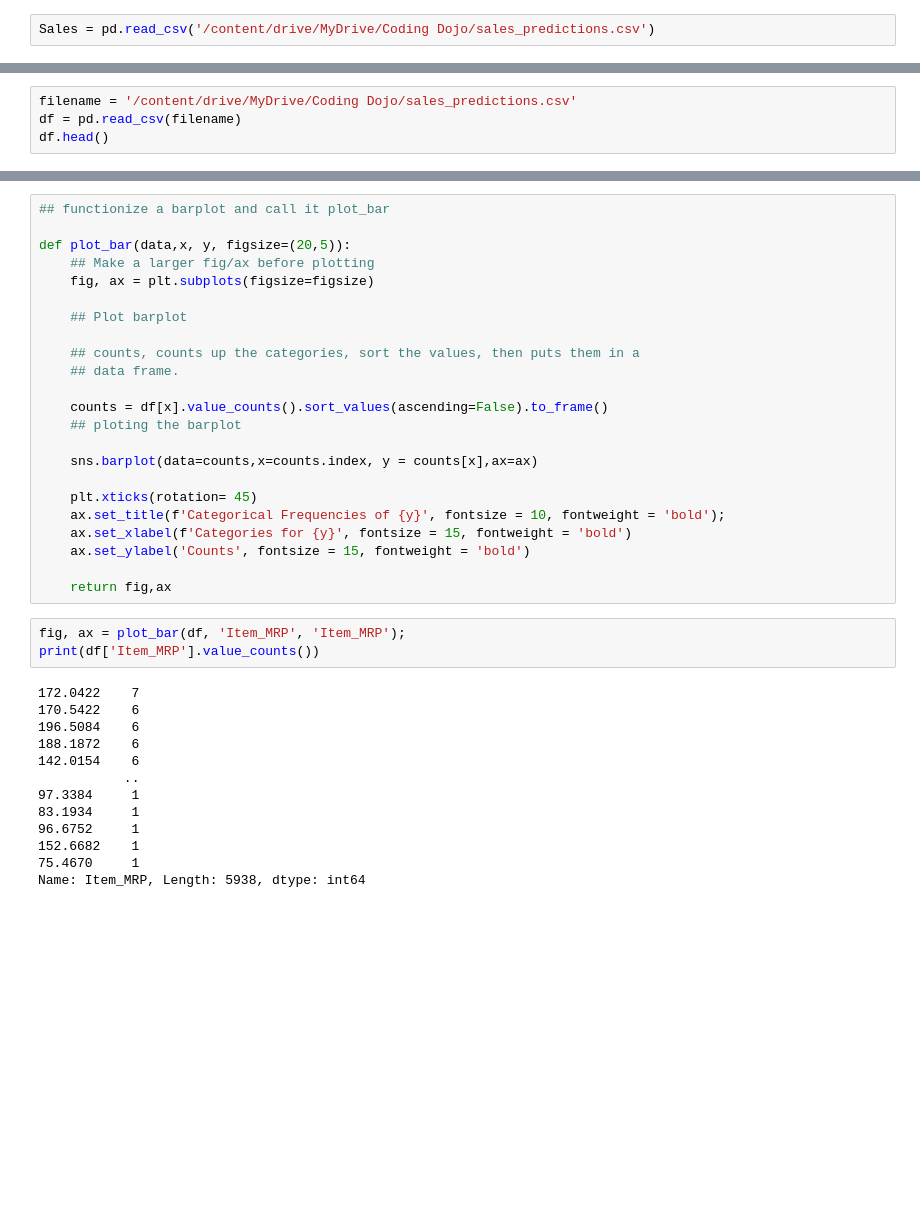
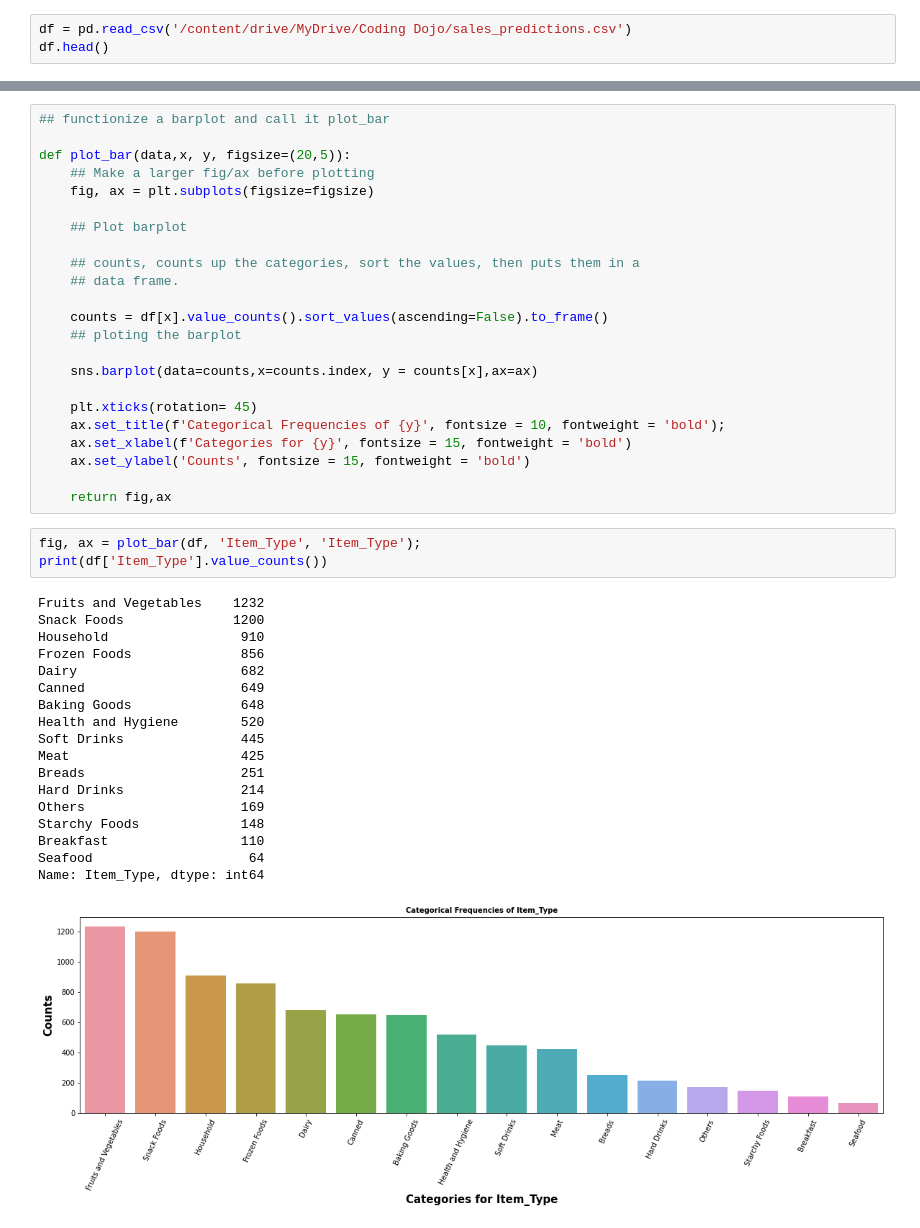
Before and after one commit to Juribe7980/Project-1---Part-1, a Jupyter notebook: Project_1_Part_2.ipynb, the cells around one changed output, grey strips where cells are left out. Drawn from its saved outputs; the diff is of its cells as text; blank space fills up the shorter version.

```diff
--- a/Project_1_Part_2.ipynb
+++ b/Project_1_Part_2.ipynb
@@ -6,2 +60,3 @@ import numpy as np
 # %%
-Sales = pd.read_csv('/content/drive/MyDrive/Coding Dojo/sales_predictions.csv')
+df = pd.read_csv('/content/drive/MyDrive/Coding Dojo/sales_predictions.csv')
+df.head()
@@ -192,7 +291,3 @@ PART 3
 import pandas as pd
 import seaborn as sns
 import matplotlib.pyplot as plt
-# %%
-filename = '/content/drive/MyDrive/Coding Dojo/sales_predictions.csv'
-df = pd.read_csv(filename)
-df.head()
@@ -306,20 +389,26 @@ def plot_bar(data,x, y, figsize=(20,5)):
 
     return fig,ax
 # %%
-fig, ax = plot_bar(df, 'Item_MRP', 'Item_MRP');
-print(df['Item_MRP'].value_counts())
+fig, ax = plot_bar(df, 'Item_Type', 'Item_Type');
+print(df['Item_Type'].value_counts())
 # %% [output]
-172.0422    7
-170.5422    6
-196.5084    6
-188.1872    6
-142.0154    6
-           ..
-97.3384     1
-83.1934     1
-96.6752     1
-152.6682    1
-75.4670     1
-Name: Item_MRP, Length: 5938, dtype: int64
+Fruits and Vegetables    1232
+Snack Foods              1200
+Household                 910
+Frozen Foods              856
+Dairy                     682
+Canned                    649
+Baking Goods              648
+Health and Hygiene        520
+Soft Drinks               445
+Meat                      425
+Breads                    251
+Hard Drinks               214
+Others                    169
+Starchy Foods             148
+Breakfast                 110
+Seafood                    64
+Name: Item_Type, dtype: int64
+[figure, added]
 # %%
 sns.heatmap(df.corr(),annot=True,cmap='Blues');
```
Also changed, not shown: parts of 21 cells of this notebook.
